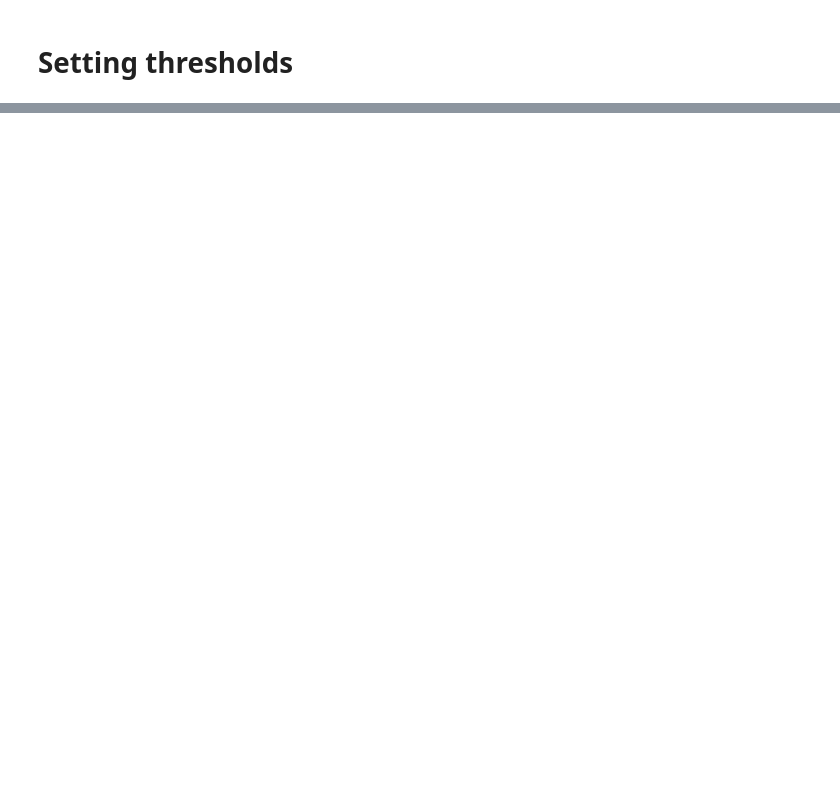
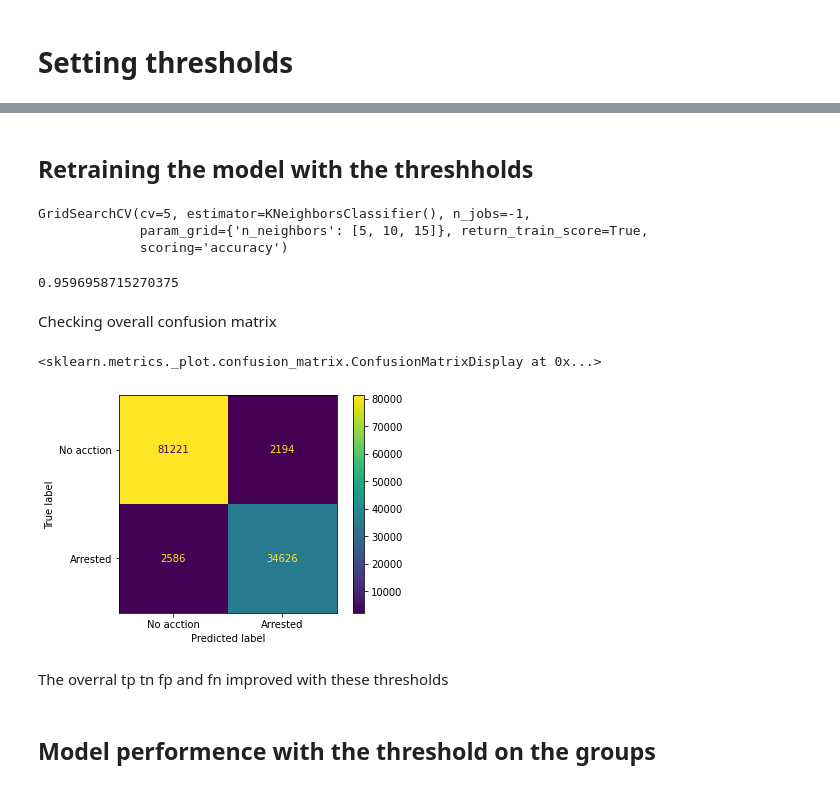
Before and after one commit to Heatdh/MIUG-Proj, a Jupyter notebook: src/main.ipynb, the cells around one changed output, grey strips where cells are left out. Drawn from its saved outputs; the diff is of its cells as text; code cells hidden in the pictures; blank space fills up the shorter version.

```diff
--- a/src/main.ipynb
+++ b/src/main.ipynb
@@ -815,0 +822,21 @@ After tunning younger suf (0.9186246418338109, 0.015133669637103046)
+# %%
+# to avaoid chaining warnings
+X_thresh_train = X_train.copy()
+X_thresh_test = X_test.copy()
+# Grouping races we do remember that the encoding is so  dic = {'4':'White','1':'Black','2':'Hispanic','3':'Other','0':'Asian'}
+# We combine asian hispânic and black and give it a static attribute 0
+# for the training
+X_thresh_train.loc[X_thresh_train['driver_race'] <3, 'driver_race'] = 0
+X_thresh_train.loc[X_thresh_train['driver_race'] >2, 'driver_race'] = 1
+# for the testing
+X_thresh_test.loc[X_thresh_test['driver_race'] <3, 'driver_race'] = 0
+X_thresh_test.loc[X_thresh_test['driver_race'] >2, 'driver_race'] = 1
+
+# Grouping the driver_age above 30 and 30 or less
+# for the training
+X_thresh_train.loc[X_thresh_train['driver_age'] >30, 'driver_age'] = 0
+X_thresh_train.loc[X_thresh_train['driver_age'] <31, 'driver_age'] = 1
+# for the testing
+X_thresh_test.loc[X_thresh_test['driver_age'] <30, 'driver_age'] = 0
+X_thresh_test.loc[X_thresh_test['driver_age'] <31, 'driver_age'] = 1
+print(X_thresh_train.head())
@@ -815,0 +857,26 @@ After tunning younger suf (0.9186246418338109, 0.015133669637103046)
+# %% [markdown]
+## Retraining the model with the threshholds
+# %%
+search.fit(X_thresh_train,y_train)
+# %% [output]
+GridSearchCV(cv=5, estimator=KNeighborsClassifier(), n_jobs=-1,
+             param_grid={'n_neighbors': [5, 10, 15]}, return_train_score=True,
+             scoring='accuracy')
+# %%
+print(search.best_score_)
+y_pred_thresh = search.best_estimator_.predict(X_thresh_test)
+# %% [output]
+0.9596958715270375
+# %% [markdown]
+Checking overall confusion matrix
+# %%
+cm_thresh = confusion_matrix(y_test, y_pred_thresh)
+tn_t, fp_t, fn_t, tp_t = cm.ravel()
+plot_confusion_matrix(search, X_thresh_test, y_test,display_labels=['No acction','Arrested'])
+# %% [output]
+<sklearn.metrics._plot.confusion_matrix.ConfusionMatrixDisplay at 0x...>
+[figure, added]
+# %% [markdown]
+The overral tp tn fp and fn improved with these thresholds
+# %% [markdown]
+## Model performence with the threshold on the groups
```
Also changed, not shown: parts of 28 cells of this notebook.
